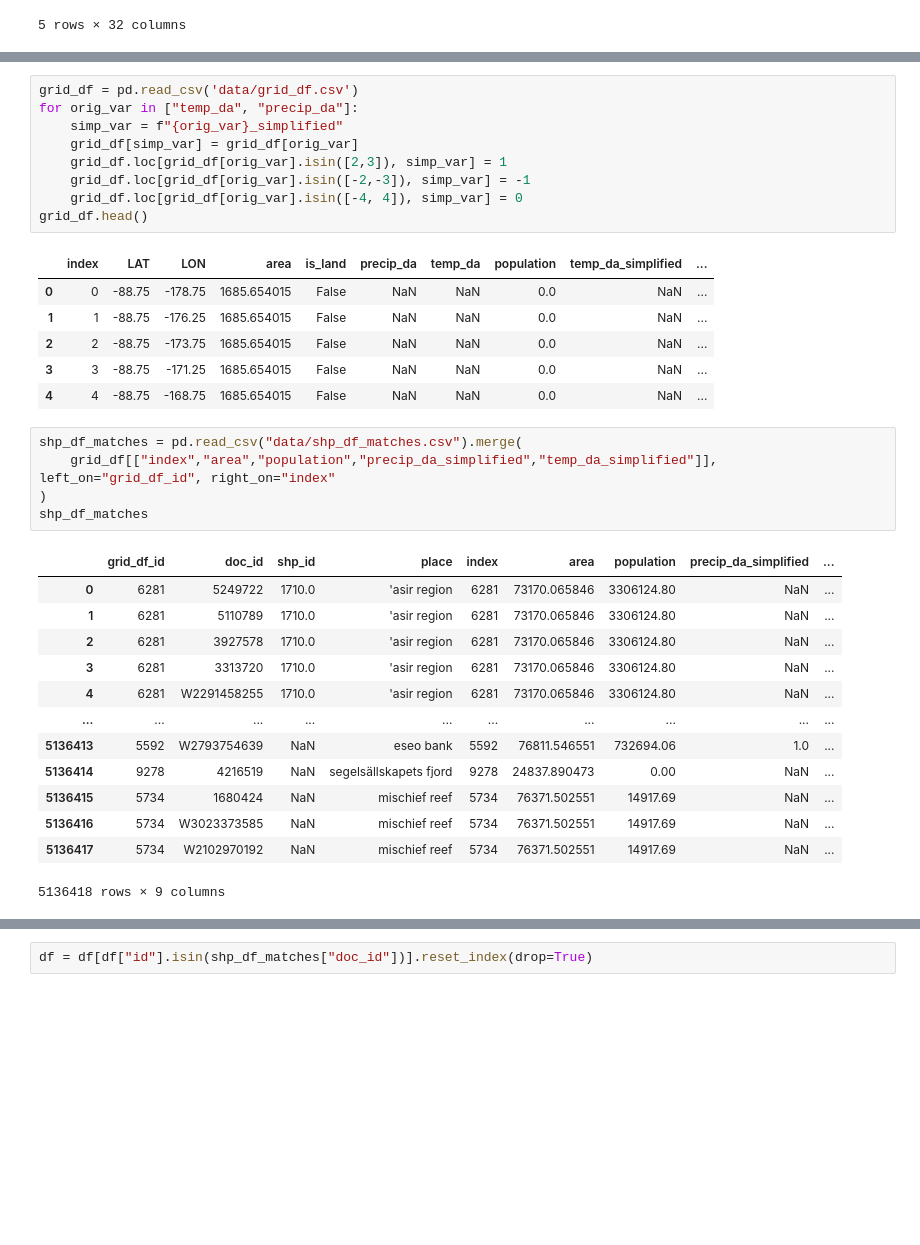
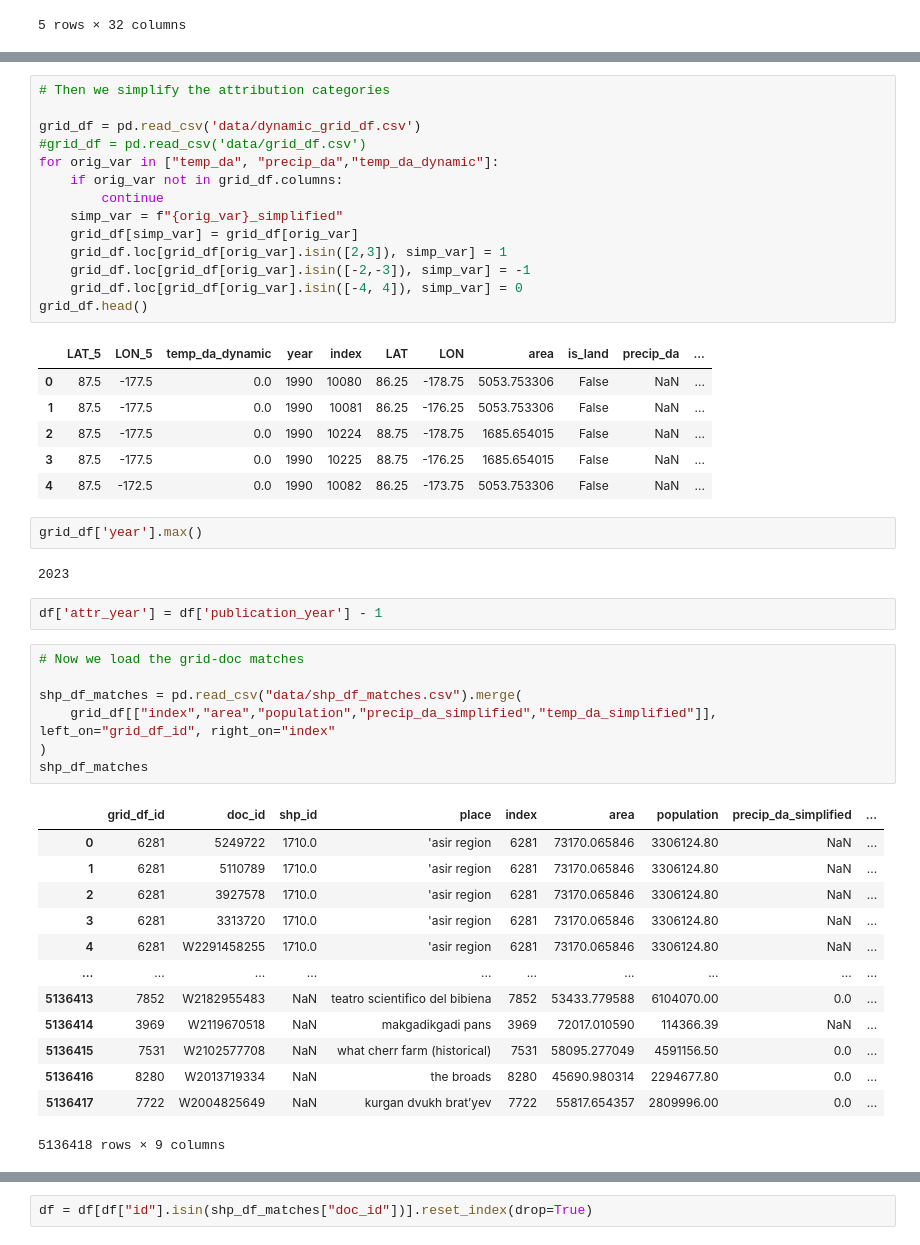
Before and after one commit to mcallaghan/climate-health-impacts, a Jupyter notebook: 3b_attribute_studies.ipynb, the cells around one changed output, grey strips where cells are left out. Cells and saved outputs as stored; diff of their text form; blank space fills up the shorter version.

```diff
--- a/3b_attribute_studies.ipynb
+++ b/3b_attribute_studies.ipynb
@@ -14,20 +30,33 @@ df.head()
 # %%
-grid_df = pd.read_csv('data/grid_df.csv')
-for orig_var in ["temp_da", "precip_da"]:
+# Then we simplify the attribution categories
+
+grid_df = pd.read_csv('data/dynamic_grid_df.csv')
+#grid_df = pd.read_csv('data/grid_df.csv')
+for orig_var in ["temp_da", "precip_da","temp_da_dynamic"]:
+    if orig_var not in grid_df.columns:
+        continue
     simp_var = f"{orig_var}_simplified"
     grid_df[simp_var] = grid_df[orig_var]
     grid_df.loc[grid_df[orig_var].isin([2,3]), simp_var] = 1
     grid_df.loc[grid_df[orig_var].isin([-2,-3]), simp_var] = -1
     grid_df.loc[grid_df[orig_var].isin([-4, 4]), simp_var] = 0
 grid_df.head()
 # %% [output]
-|  | index | LAT | LON | area | is_land | precip_da | temp_da | population | temp_da_simplified | ... |
-| 0 | 0 | -88.75 | -178.75 | 1685.654015 | False | NaN | NaN | 0.0 | NaN | ... |
-| 1 | 1 | -88.75 | -176.25 | 1685.654015 | False | NaN | NaN | 0.0 | NaN | ... |
-| 2 | 2 | -88.75 | -173.75 | 1685.654015 | False | NaN | NaN | 0.0 | NaN | ... |
-| 3 | 3 | -88.75 | -171.25 | 1685.654015 | False | NaN | NaN | 0.0 | NaN | ... |
-| 4 | 4 | -88.75 | -168.75 | 1685.654015 | False | NaN | NaN | 0.0 | NaN | ... |
+|  | LAT_5 | LON_5 | temp_da_dynamic | year | index | LAT | LON | area | is_land | precip_da | ... |
+| 0 | 87.5 | -177.5 | 0.0 | 1990 | 10080 | 86.25 | -178.75 | 5053.753306 | False | NaN | ... |
+| 1 | 87.5 | -177.5 | 0.0 | 1990 | 10081 | 86.25 | -176.25 | 5053.753306 | False | NaN | ... |
+| 2 | 87.5 | -177.5 | 0.0 | 1990 | 10224 | 88.75 | -178.75 | 1685.654015 | False | NaN | ... |
+| 3 | 87.5 | -177.5 | 0.0 | 1990 | 10225 | 88.75 | -176.25 | 1685.654015 | False | NaN | ... |
+| 4 | 87.5 | -172.5 | 0.0 | 1990 | 10082 | 86.25 | -173.75 | 5053.753306 | False | NaN | ... |
+# %%
+grid_df['year'].max()
+# %% [output]
+2023
+# %%
+df['attr_year'] = df['publication_year'] - 1
 # %%
+# Now we load the grid-doc matches
+
 shp_df_matches = pd.read_csv("data/shp_df_matches.csv").merge(
     grid_df[["index","area","population","precip_da_simplified","temp_da_simplified"]], left_on="grid_df_id", right_on="index"
 )
@@ -40,9 +69,9 @@ shp_df_matches
 | 3 | 6281 | 3313720 | 1710.0 | 'asir region | 6281 | 73170.065846 | 3306124.80 | NaN | ... |
 | 4 | 6281 | W2291458255 | 1710.0 | 'asir region | 6281 | 73170.065846 | 3306124.80 | NaN | ... |
 | ... | ... | ... | ... | ... | ... | ... | ... | ... | ... |
-| 5136413 | 5592 | W2793754639 | NaN | eseo bank | 5592 | 76811.546551 | 732694.06 | 1.0 | ... |
-| 5136414 | 9278 | 4216519 | NaN | segelsällskapets fjord | 9278 | 24837.890473 | 0.00 | NaN | ... |
-| 5136415 | 5734 | 1680424 | NaN | mischief reef | 5734 | 76371.502551 | 14917.69 | NaN | ... |
-| 5136416 | 5734 | W3023373585 | NaN | mischief reef | 5734 | 76371.502551 | 14917.69 | NaN | ... |
-| 5136417 | 5734 | W2102970192 | NaN | mischief reef | 5734 | 76371.502551 | 14917.69 | NaN | ... |
+| 5136413 | 7852 | W2182955483 | NaN | teatro scientifico del bibiena | 7852 | 53433.779588 | 6104070.00 | 0.0 | ... |
+| 5136414 | 3969 | W2119670518 | NaN | makgadikgadi pans | 3969 | 72017.010590 | 114366.39 | NaN | ... |
+| 5136415 | 7531 | W2102577708 | NaN | what cherr farm (historical) | 7531 | 58095.277049 | 4591156.50 | 0.0 | ... |
+| 5136416 | 8280 | W2013719334 | NaN | the broads | 8280 | 45690.980314 | 2294677.80 | 0.0 | ... |
+| 5136417 | 7722 | W2004825649 | NaN | kurgan dvukh brat’yev | 7722 | 55817.654357 | 2809996.00 | 0.0 | ... |
 5136418 rows × 9 columns
```
Also changed, not shown: parts of 6 cells of this notebook, 26 other files.
